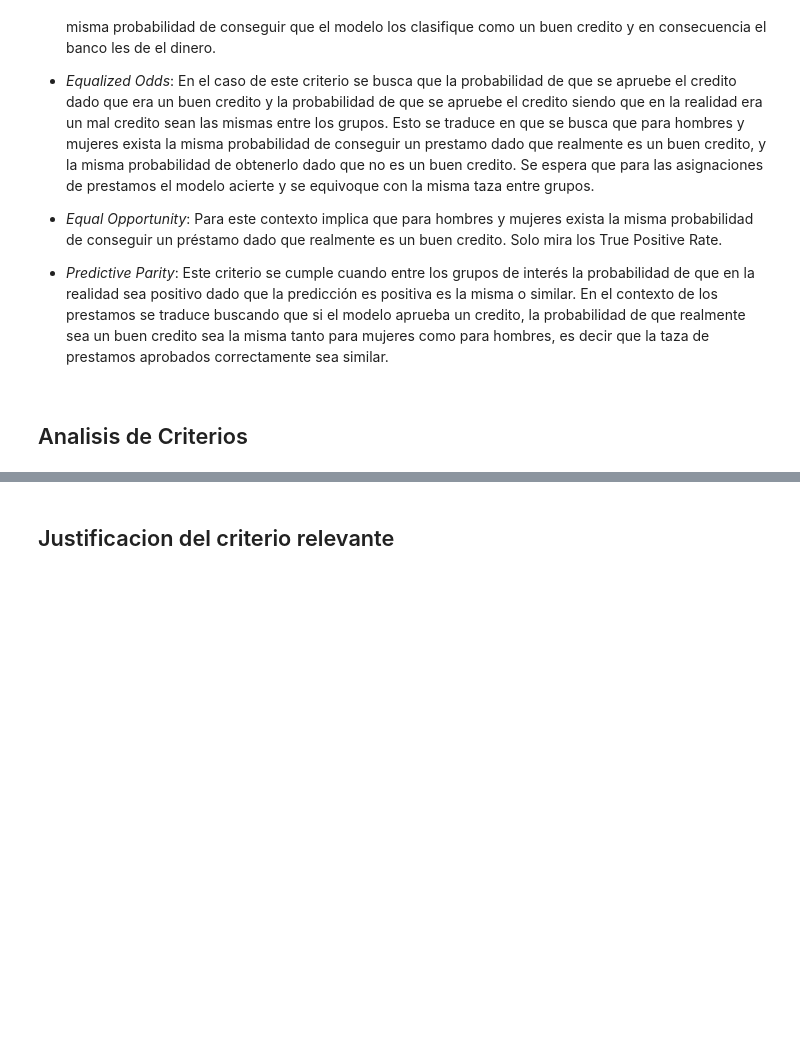
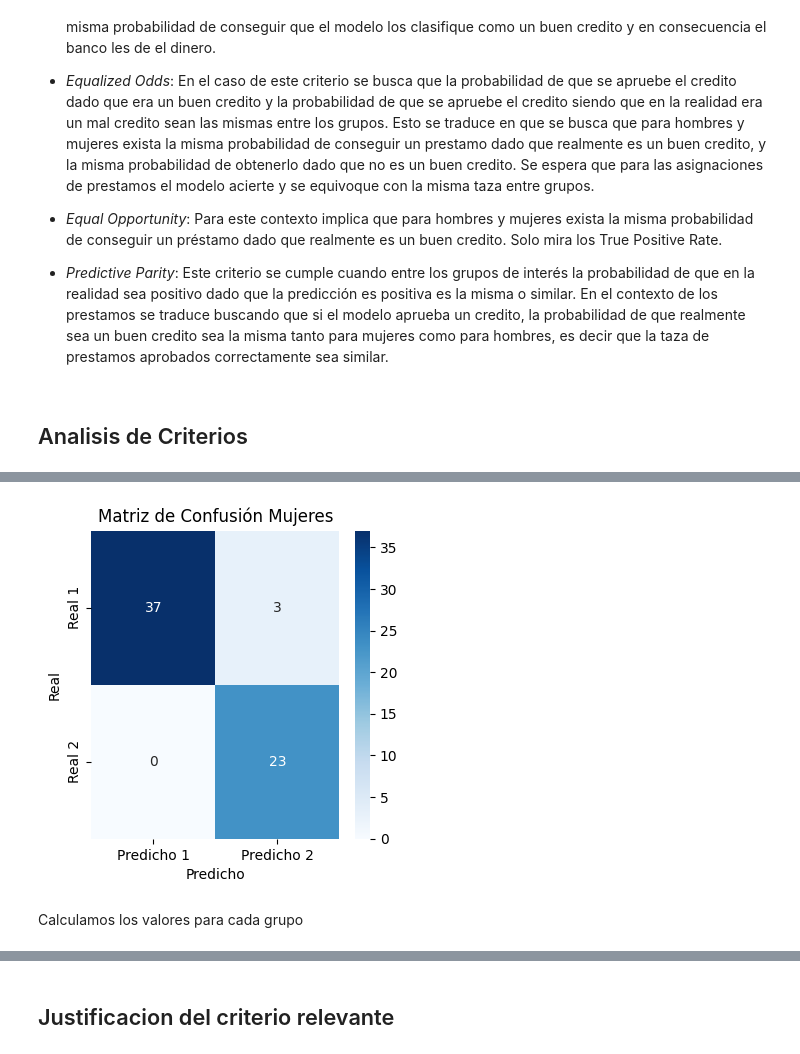
Before and after one commit to ezemartlopez/TP-Integrador-Equidad-en-Aprendizaje-Autom-tico, a Jupyter notebook: 02_Creacion_modelo_inicial.ipynb, the cells around one changed output, grey strips where cells are left out. Drawn from its saved outputs; the diff is of its cells as text; code cells hidden in the pictures; blank space fills up the shorter version.

```diff
--- a/02_Creacion_modelo_inicial.ipynb
+++ b/02_Creacion_modelo_inicial.ipynb
@@ -469,0 +540,6 @@ df = statlog_german_credit_data.data.original
+# %%
+matriz_confusion(mujeres, 'Mujeres')
+# %% [output]
+[figure, added]
+# %% [markdown]
+Calculamos los valores para cada grupo
```
Also changed, not shown: parts of 15 cells of this notebook.
